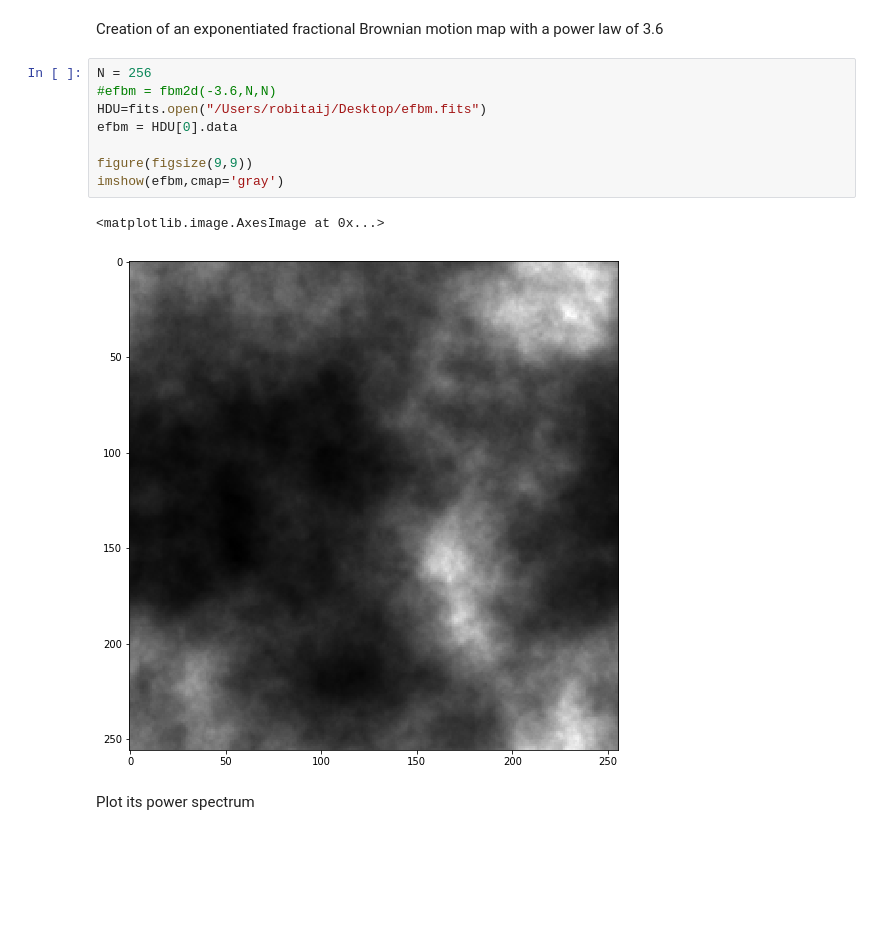
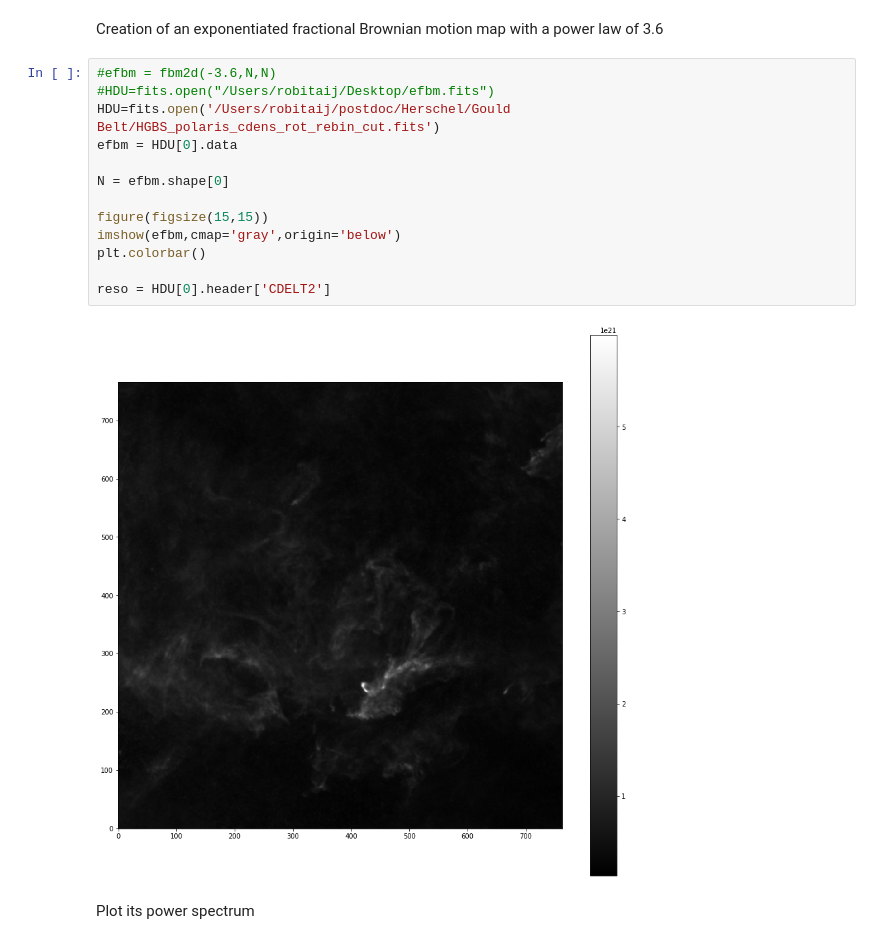
Before and after one commit to hoangducthuong/notebooks, a Jupyter notebook: autocorrelation.ipynb, the cells around one changed output. Cells and saved outputs as stored; diff of their text form; blank space fills up the shorter version.

```diff
--- a/autocorrelation.ipynb
+++ b/autocorrelation.ipynb
@@ -15,16 +15,20 @@ from astropy.io import fits
 # %% [markdown]
 Creation of an exponentiated fractional Brownian motion map with a power law of 3.6
 # %%
-N = 256
 #efbm = fbm2d(-3.6,N,N)
-HDU=fits.open("/Users/robitaij/Desktop/efbm.fits")
+#HDU=fits.open("/Users/robitaij/Desktop/efbm.fits")
+HDU=fits.open('/Users/robitaij/postdoc/Herschel/Gould Belt/HGBS_polaris_cdens_rot_rebin_cut.fits')
 efbm = HDU[0].data
 
-figure(figsize(9,9))
-imshow(efbm,cmap='gray')
+N = efbm.shape[0]
+
+figure(figsize(15,15))
+imshow(efbm,cmap='gray',origin='below')
+plt.colorbar()
+
+reso = HDU[0].header['CDELT2']
 # %% [output]
-<matplotlib.image.AxesImage at 0x...>
-[figure, old version]
+[figure, new version]
 # %% [markdown]
 Plot its power spectrum
 # %%
```
Also changed, not shown: parts of 5 cells of this notebook, 5 other files.
